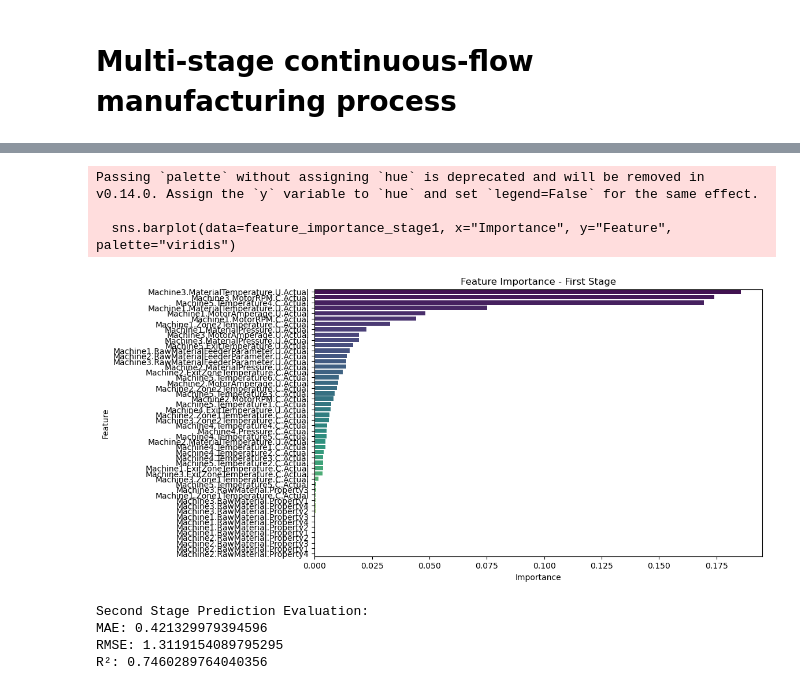
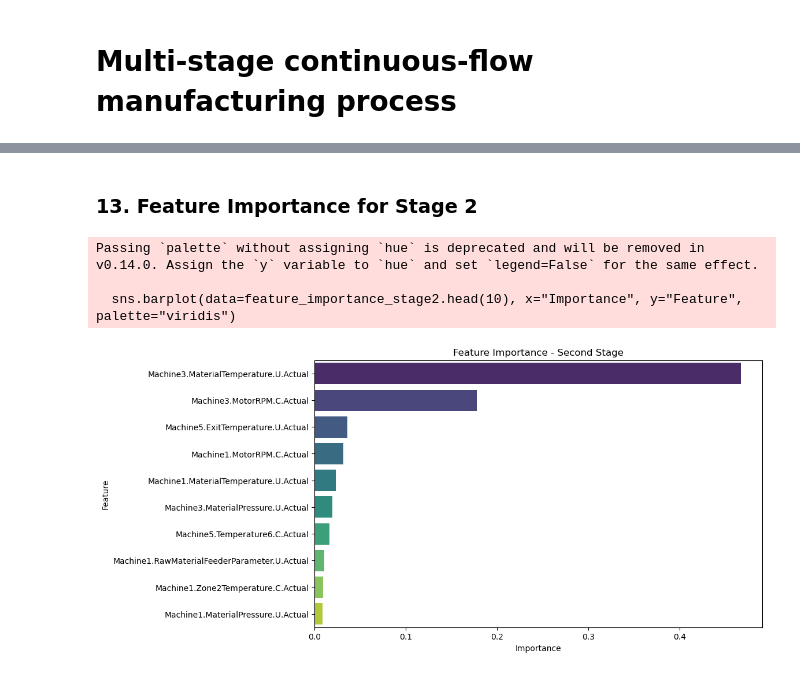
Before and after one commit to MiltonGreat/Process-Optimization, a Jupyter notebook: Manufacturing Process.ipynb, the cells around one changed output, grey strips where cells are left out. Drawn from its saved outputs; the diff is of its cells as text; code cells hidden in the pictures.

```diff
--- a/Manufacturing Process.ipynb
+++ b/Manufacturing Process.ipynb
@@ -155,36 +421,15 @@ First Stage Feature Importance:
+# %% [markdown]
+### 13. Feature Importance for Stage 2
 # %%
-# Plot feature importance for the first stage
+importance_stage2 = rf_model_stage2.feature_importances_
+feature_importance_stage2 = pd.DataFrame({"Feature": X_stage2.columns, "Importance": importance_stage2})
+feature_importance_stage2 = feature_importance_stage2.sort_values(by="Importance", ascending=False)
 plt.figure(figsize=(10, 6))
-sns.barplot(data=feature_importance_stage1, x="Importance", y="Feature", palette="viridis")
-plt.title("Feature Importance - First Stage")
+sns.barplot(data=feature_importance_stage2.head(10), x="Importance", y="Feature", palette="viridis")
+plt.title("Feature Importance - Second Stage")
 plt.show()
 # %% [output]
 Passing `palette` without assigning `hue` is deprecated and will be removed in v0.14.0. Assign the `y` variable to `hue` and set `legend=False` for the same effect.
 
-  sns.barplot(data=feature_importance_stage1, x="Importance", y="Feature", palette="viridis")
+  sns.barplot(data=feature_importance_stage2.head(10), x="Importance", y="Feature", palette="viridis")
-[figure, old version]
+[figure, new version]
-# %%
-# Prepare data for second-stage predictions
-X_stage2 = pd.concat([X_stage1, y_stage1], axis=1)  # Include first-stage outputs as inputs for second stage
-y_stage2 = data[second_stage_outputs]
-
-# Train-test split for second stage
-X_train_stage2, X_test_stage2, y_train_stage2, y_test_stage2 = train_test_split(
-    X_stage2, y_stage2, test_size=0.2, random_state=42
-)
-
-# Train the Random Forest model for the second stage
-rf_model_stage2 = RandomForestRegressor(random_state=42, n_estimators=100)
-rf_model_stage2.fit(X_train_stage2, y_train_stage2)
-
-# Predictions and evaluation for the second stage
-y_pred_stage2 = rf_model_stage2.predict(X_test_stage2)
-print("\nSecond Stage Prediction Evaluation:")
-print("MAE:", mean_absolute_error(y_test_stage2, y_pred_stage2))
-print("RMSE:", mean_squared_error(y_test_stage2, y_pred_stage2, squared=False))
-print("R²:", r2_score(y_test_stage2, y_pred_stage2))
-# %% [output]
-Second Stage Prediction Evaluation:
-MAE: 0.421329979394596
-RMSE: 1.3119154089795295
-R²: 0.7460289764040356
```
Also changed, not shown: parts of 37 cells of this notebook.
